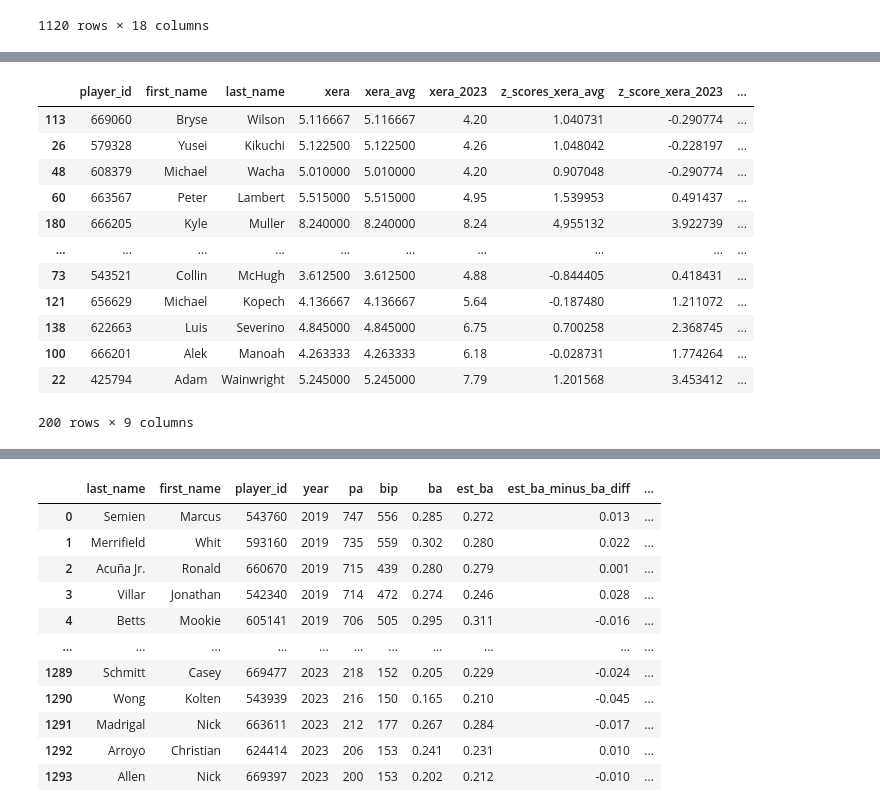
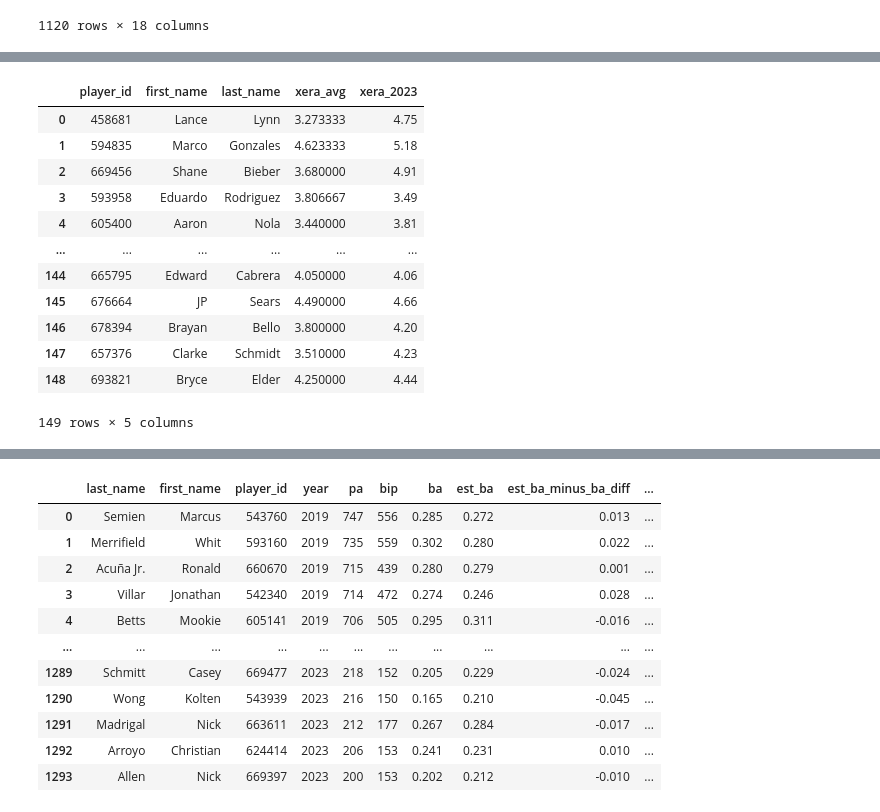
Before and after one commit to PsCushman/baseball-rule-changes, a Jupyter notebook: baseball_data_import.ipynb, the cells around one changed output, grey strips where cells are left out. Drawn from its saved outputs; the diff is of its cells as text; code cells hidden in the pictures.

```diff
--- a/baseball_data_import.ipynb
+++ b/baseball_data_import.ipynb
@@ -165,20 +71,0 @@ pitcher_output
-# %%
-# Sort the DataFrame by greatest increase in z-score difference
-sorted_pitcher_output = pitcher_output.sort_values(by='zscore_difference', ascending=True)
-
-# Display the sorted result
-sorted_pitcher_output
-# %% [output]
-|  | player_id | first_name | last_name | xera | xera_avg | xera_2023 | z_scores_xera_avg | z_score_xera_2023 | ... |
-| 113 | 669060 | Bryse | Wilson | 5.116667 | 5.116667 | 4.20 | 1.040731 | -0.290774 | ... |
-| 26 | 579328 | Yusei | Kikuchi | 5.122500 | 5.122500 | 4.26 | 1.048042 | -0.228197 | ... |
-| 48 | 608379 | Michael | Wacha | 5.010000 | 5.010000 | 4.20 | 0.907048 | -0.290774 | ... |
-| 60 | 663567 | Peter | Lambert | 5.515000 | 5.515000 | 4.95 | 1.539953 | 0.491437 | ... |
-| 180 | 666205 | Kyle | Muller | 8.240000 | 8.240000 | 8.24 | 4.955132 | 3.922739 | ... |
-| ... | ... | ... | ... | ... | ... | ... | ... | ... | ... |
-| 73 | 543521 | Collin | McHugh | 3.612500 | 3.612500 | 4.88 | -0.844405 | 0.418431 | ... |
-| 121 | 656629 | Michael | Kopech | 4.136667 | 4.136667 | 5.64 | -0.187480 | 1.211072 | ... |
-| 138 | 622663 | Luis | Severino | 4.845000 | 4.845000 | 6.75 | 0.700258 | 2.368745 | ... |
-| 100 | 666201 | Alek | Manoah | 4.263333 | 4.263333 | 6.18 | -0.028731 | 1.774264 | ... |
-| 22 | 425794 | Adam | Wainwright | 5.245000 | 5.245000 | 7.79 | 1.201568 | 3.453412 | ... |
-200 rows × 9 columns
@@ -187,0 +72,37 @@ sorted_pitcher_output.to_csv("Resources/sorted_pitcher_output.csv", index=False)
+# %%
+# Filter the DataFrame for the relevant years (2019, 2021, and 2023)
+relevant_years = [2019, 2021, 2022]
+filtered_data = pitcher_combined_data[pitcher_combined_data['year'].isin(relevant_years)]
+
+# Group the data by player
+pitching_data_2023 = pitcher_combined_data[pitcher_combined_data['year'] == 2023]
+grouped_data = filtered_data.groupby('player_id')
+average_xera = grouped_data['xera'].mean()
+
+# Merge the average wOBA with the 2023 wOBA for each player
+xera_2023 = pd.merge(average_xera, pitching_data_2023[['player_id', 'xera']], on='player_id', suffixes=('_avg', '_2023'))
+
+# Merge player names with the result DataFrame
+# Merge player names and calculated results
+pitcher_output = pd.merge(
+    filtered_data[['player_id', 'first_name', 'last_name']].drop_duplicates(),
+    xera_2023,
+    on='player_id'
+)
+
+# Display the result
+pitcher_output
+# %% [output]
+|  | player_id | first_name | last_name | xera_avg | xera_2023 |
+| 0 | 458681 | Lance | Lynn | 3.273333 | 4.75 |
+| 1 | 594835 | Marco | Gonzales | 4.623333 | 5.18 |
+| 2 | 669456 | Shane | Bieber | 3.680000 | 4.91 |
+| 3 | 593958 | Eduardo | Rodriguez | 3.806667 | 3.49 |
+| 4 | 605400 | Aaron | Nola | 3.440000 | 3.81 |
+| ... | ... | ... | ... | ... | ... |
+| 144 | 665795 | Edward | Cabrera | 4.050000 | 4.06 |
+| 145 | 676664 | JP | Sears | 4.490000 | 4.66 |
+| 146 | 678394 | Brayan | Bello | 3.800000 | 4.20 |
+| 147 | 657376 | Clarke | Schmidt | 3.510000 | 4.23 |
+| 148 | 693821 | Bryce | Elder | 4.250000 | 4.44 |
+149 rows × 5 columns
```
Also changed, not shown: parts of 11 cells of this notebook, 2 other files.
